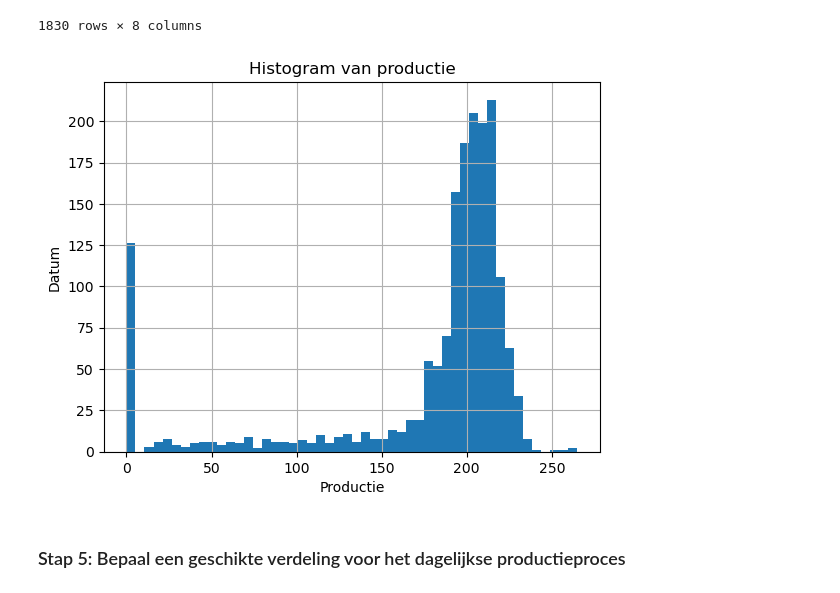
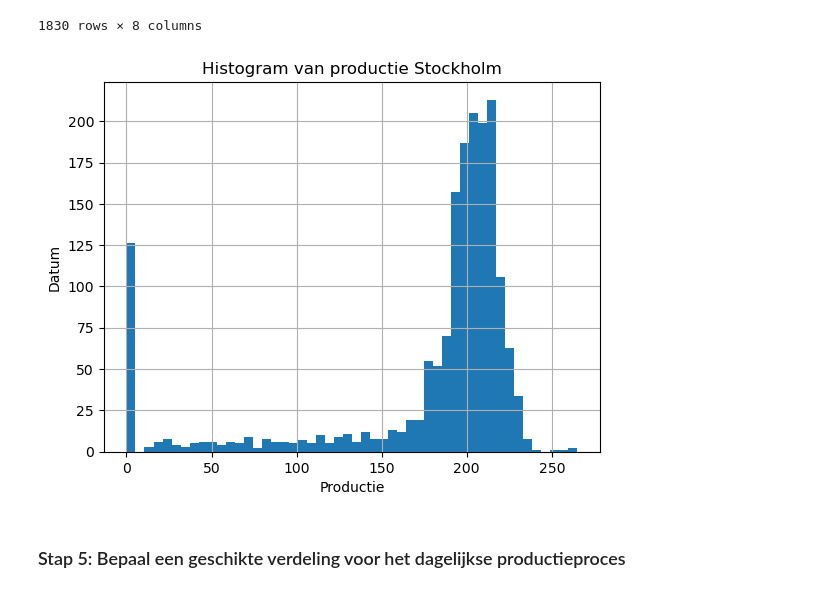
Before and after one commit to craftyraf/project-productie-proces, a Jupyter notebook: notebooks/Deel 1.ipynb, the cells around one changed output. Saved outputs shown, nothing was run; the diff lists cells and outputs as text; code cells hidden in the pictures.

```diff
--- a/notebooks/Deel 1.ipynb
+++ b/notebooks/Deel 1.ipynb
@@ -152,16 +154,16 @@ STO_df
 # %%
 # Histogram van de 'production' kolom
 STO_df['production'] = STO_df['production'].replace({'#MV': np.nan})  # Vervangt '#MV' door NaN
 STO_df['production'] = STO_df['production'].astype(float)  # Zorg ervoor dat de kolom numeriek is
 STO_df['production'].hist(bins=50)
 
 # Toon het histogram
-plt.title('Histogram van productie')
+plt.title('Histogram van productie Stockholm')
 plt.xlabel('Productie')
 plt.ylabel('Datum')
 plt.show()
 # %% [output]
-[figure, old version]
+[figure, new version]
 # %% [markdown]
 ### Stap 5: Bepaal een geschikte verdeling voor het dagelijkse productieproces
 # %%
```
Also changed, not shown: parts of 4 cells of this notebook.
